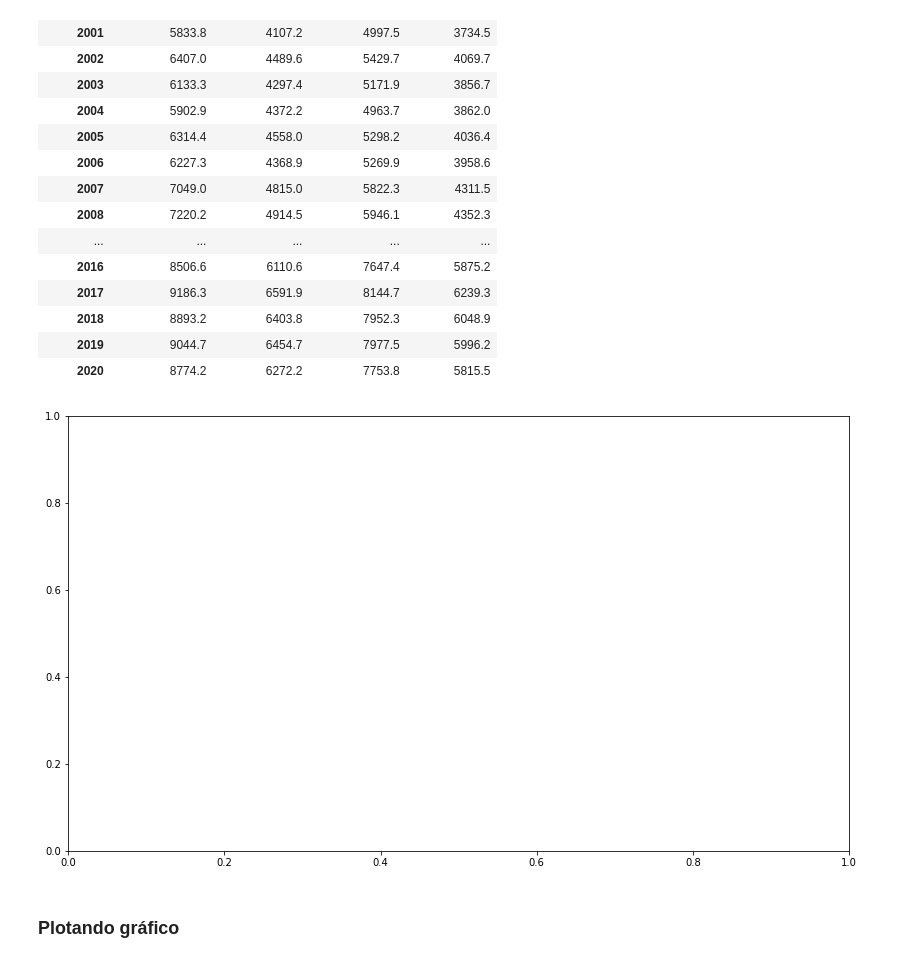
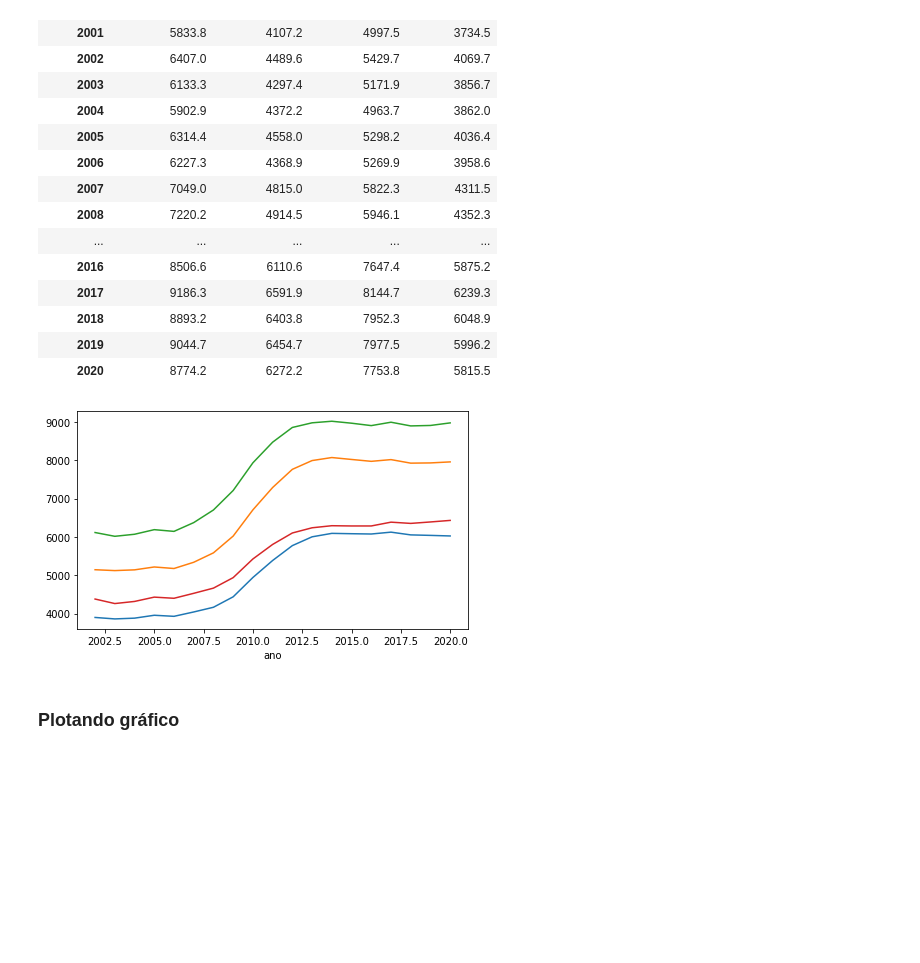
Before and after one commit to deborabastos/hacker_fiscalizacao, a Jupyter notebook: serviores.ipynb, the cells around one changed output. Drawn from its saved outputs; the diff is of its cells as text; code cells hidden in the pictures; blank space fills up the shorter version.

Commit message:
pivot table

```diff
--- a/serviores.ipynb
+++ b/serviores.ipynb
@@ -149,13 +149,20 @@ df_pivot
 
 # No gráfico
 # Linha em 2006 e 2010 para plato, crescimnto e plato
-# %%
-fig, ax = plt.subplots(figsize=(14,8))
-
-# df_pivot.set_index(df_pivot['ano'])
-# df_pivot['Homem Branco'].rolling(3).mean()
-# %% [output]
-[figure, removed]
+# %%
+# Verificar tendência suavizada com média móvel de 4 períodos -> nota-se dois platôs
+fig, ax = plt.subplots(figsize=(7,4))
+grupos = {'Homem Branco', 'Homem Negro', 'Mulher Branca', 'Mulher Negra'}
+
+for i in grupos:
+    df_pivot[i].rolling(4).mean().plot()
+
+# df_pivot['Homem Branco'].rolling(4).mean().plot()
+# df_pivot['Homem Negro'].rolling(4).mean().plot()
+# df_pivot['Mulher Branca'].rolling(4).mean().plot()
+# df_pivot['Mulher Negra'].rolling(4).mean().plot()
+# %% [output]
+[figure, added]
 # %% [markdown]
 ### Plotando gráfico
 # %%
```
Also changed, not shown: parts of 1 cell of this notebook.
